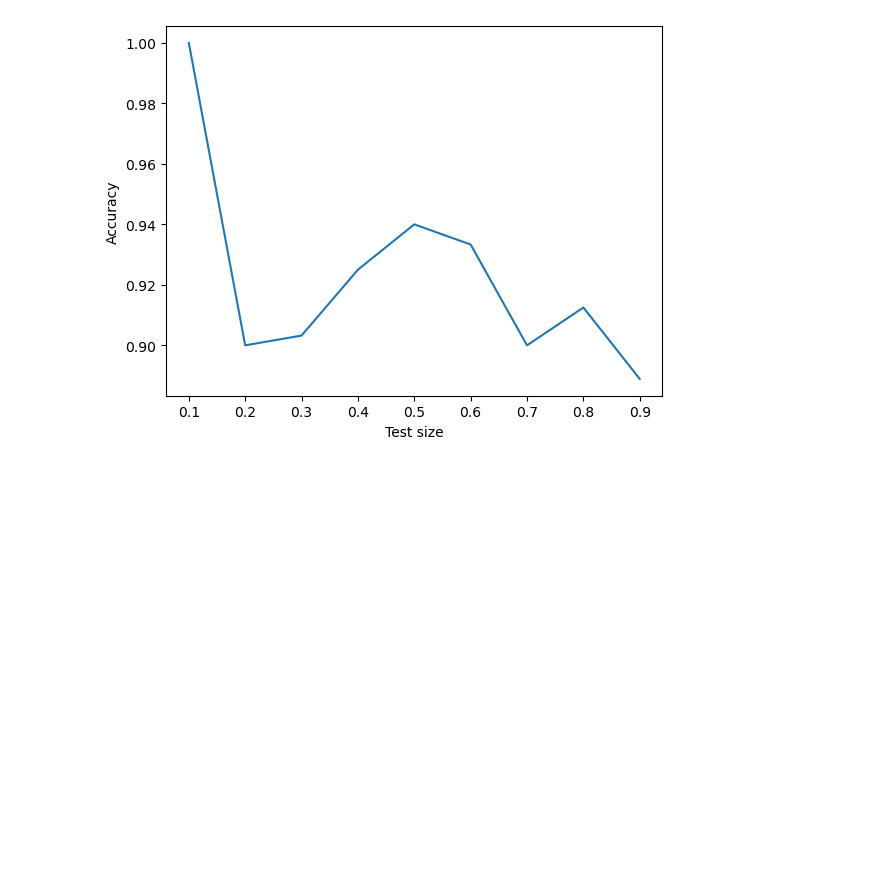
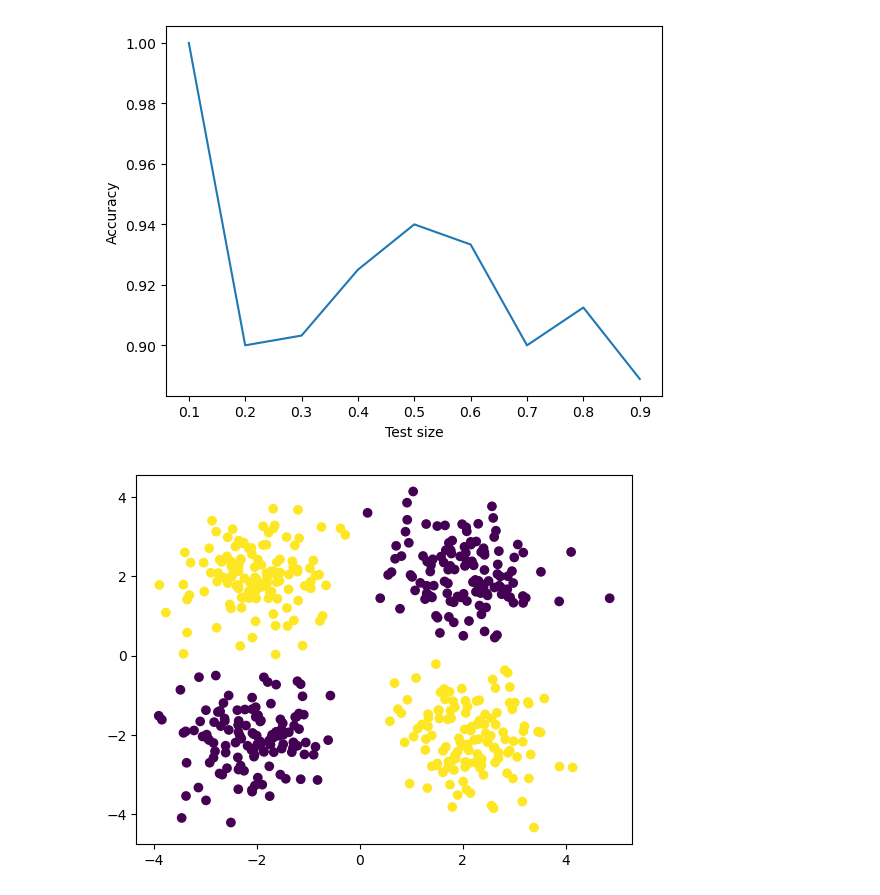
Before and after one commit to eduardo-ufmg/reconhecimento_de_padroes, a Jupyter notebook: kde_E1/kde_E1.ipynb, the cells around one changed output. Cells and saved outputs as stored; diff of their text form; code cells hidden in the pictures; blank space fills up the shorter version.

```diff
--- a/kde_E1/kde_E1.ipynb
+++ b/kde_E1/kde_E1.ipynb
@@ -130,3 +130,19 @@ plt.savefig('tsize_search.png')
 plt.show()
 # %% [output]
 [figure]
+# %%
+from sklearn.datasets import make_blobs
+
+def make_xor(n_samples=1000, noise=0.0):
+  X, y = make_blobs(n_samples=n_samples, centers=[(-2, -2), (-2, 2), (2, -2), (2, 2)], cluster_std=noise)
+  y = np.logical_xor(X[:, 0] > 0, X[:, 1] > 0).astype(int)
+  return X, y
+
+X, y = make_xor(n_samples=500, noise=0.75)
+
+plt.figure()
+plt.scatter(X[:, 0], X[:, 1], c=y)
+plt.savefig('xor_set.png')
+plt.show()
+# %% [output]
+[figure, added]
```
Also changed, not shown: parts of 3 cells of this notebook, 4 other files.
